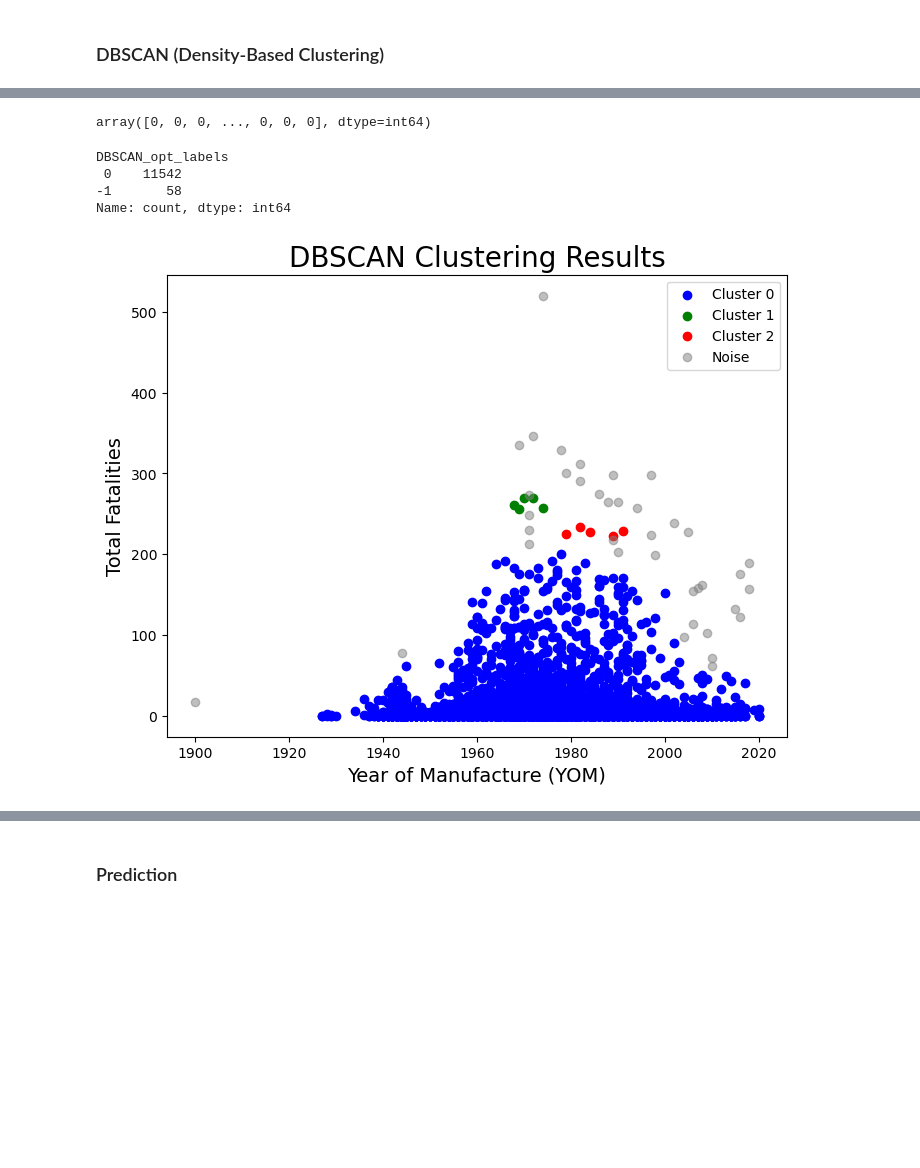
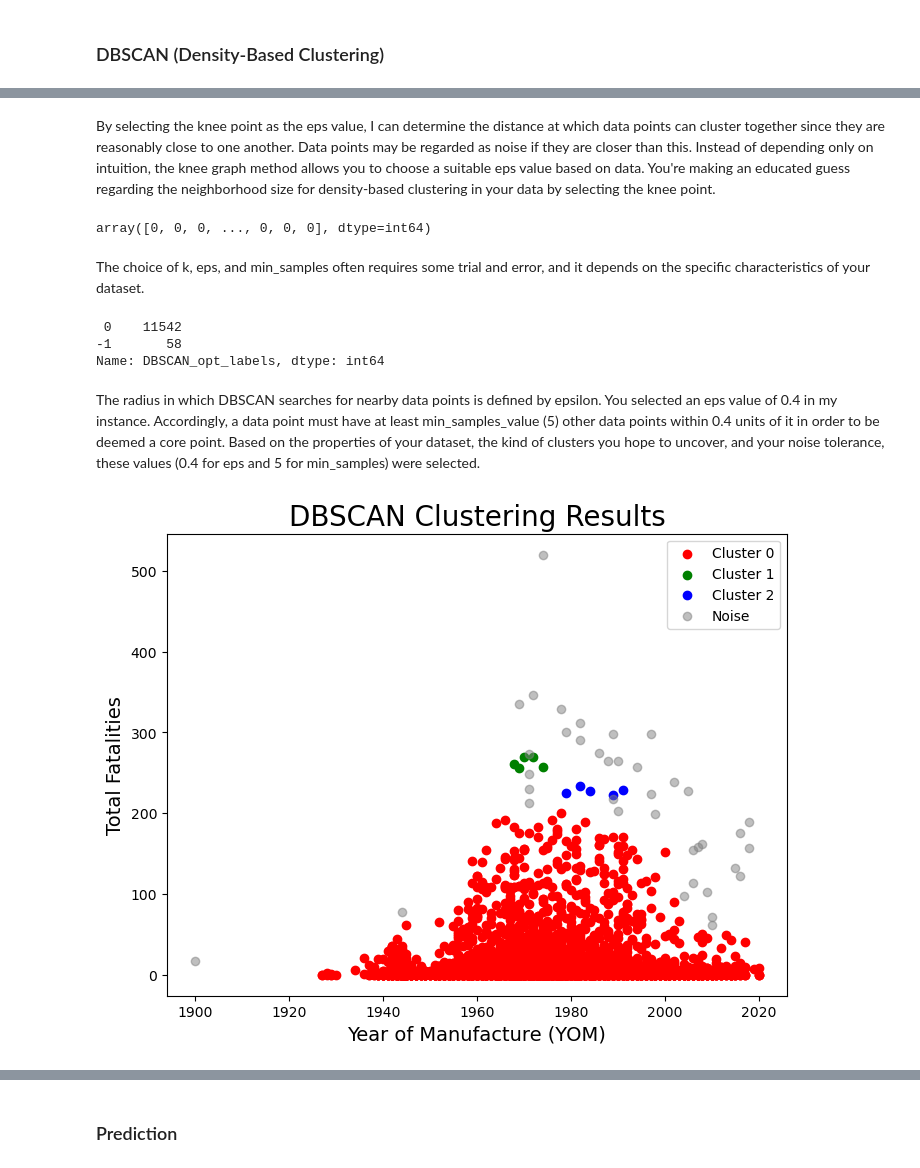
Before and after one commit to heitorgaf/Machine-Learning-for-Business, a Jupyter notebook: MLBus_HDipData_CA1.ipynb, the cells around one changed output, grey strips where cells are left out. Drawn from its saved outputs; the diff is of its cells as text; code cells hidden in the pictures; blank space fills up the shorter version.

```diff
--- a/MLBus_HDipData_CA1.ipynb
+++ b/MLBus_HDipData_CA1.ipynb
@@ -1572,6 +1292,6 @@ plt.show()
 # %%
 # Based on the elbow graph, select the optimal number of clusters
-optimal_clusters = 3  # Adjust based on the elbow graph
+optimal_clusters = 4  # Adjust based on the elbow graph
 kmeans = KMeans(n_clusters=optimal_clusters, init='k-means++', max_iter=300, n_init=10, random_state=0)
 kmeans.fit(scaled_features)
 
@@ -1579,7 +1299,7 @@ kmeans.fit(scaled_features)
 labels = kmeans.labels_
 
 # Define colors for each cluster
-cluster_colors = ['red', 'green', 'blue']
+cluster_colors = ['red', 'green', 'blue', 'yellow']
 
 # Add the cluster labels to the original dataset
 cluster_df['KMeans_labels'] = kmeans.labels_
@@ -1644,7 +1375,6 @@ plt.show()
 # %% [markdown]
 ### DBSCAN (Density-Based Clustering)
 # %%
-
 # Create a DBSCAN model
 dbscan = DBSCAN(eps=0.5, min_samples=5)
 
@@ -1652,7 +1382,7 @@ dbscan = DBSCAN(eps=0.5, min_samples=5)
 cluster_labels = dbscan.fit_predict(scaled_features)
 
 # Define custom colors for clusters
-colors = ['red', 'green']  # You can add more colors as needed
+colors = ['red', 'green', 'blue']
 
 # Create a colormap for cluster labels
 cmap = plt.cm.get_cmap('rainbow', len(set(cluster_labels)))
@@ -1668,7 +1398,7 @@ for label in unique_labels:
     if label == -1:
         plt.scatter(cluster_df['YOM'][cluster_labels == label], cluster_df['Total fatalities'][cluster_labels == label], label='Noise', alpha=0.7, color='gray')
     else:
-        cluster_color = colors[label % len(colors)]  # Use a custom color
+        cluster_color = colors[label % len(colors)]
         plt.scatter(cluster_df['YOM'][cluster_labels == label], cluster_df['Total fatalities'][cluster_labels == label], label=f'Cluster {label}', color=cluster_color, alpha=0.7)
 
 plt.title('DBSCAN Clustering Results')
@@ -1681,12 +1413,12 @@ plt.show()
 # %%
 # Create a DBSCAN model
-dbscan = DBSCAN(eps=0.5, min_samples=5)  # Adjust 'eps' and 'min_samples' as needed
+dbscan = DBSCAN(eps=0.5, min_samples=5)
 
 # Fit the DBSCAN model and obtain cluster labels
 cluster_labels = dbscan.fit_predict(scaled_features)
 
 # Create a NearestNeighbors model
-n_neighbors = 2  # Set the number of nearest neighbors you want to consider
+n_neighbors = 5
 nn_model = NearestNeighbors(n_neighbors=n_neighbors)
 nn_model.fit(scaled_features)
 
@@ -1711,6 +1445,6 @@ print(distances, indices)
 # %%
 # Compute the distances to the k-nearest neighbors
-nn_model = NearestNeighbors(n_neighbors=4)  # Set the desired number of neighbors (adjust as needed)
+nn_model = NearestNeighbors(n_neighbors=5)
 nn_model.fit(scaled_features)
 distances, indices = nn_model.kneighbors(scaled_features)
 
@@ -1722,7 +1456,7 @@ plt.figure(figsize=(10, 6))
 plt.plot(list(range(1, len(sorted_distances) + 1)), sorted_distances[:, -1])
 plt.title('K-Distance Graph')
 plt.xlabel('Data Point Index')
-plt.ylabel('Distance to 4th Nearest Neighbor')
+plt.ylabel('Distance to 5th Nearest Neighbor')
 plt.grid()
 plt.show()
 # %% [output]
@@ -1730,2 +1464,4 @@ plt.show()
+# %% [markdown]
+By selecting the knee point as the eps value, I can determine the distance at which data points can cluster together since they are reasonably close to one another. Data points may be regarded as noise if they are closer than this. Instead of depending only on intuition, the knee graph method allows you to choose a suitable eps value based on data. You're making an educated guess regarding the neighborhood size for density-based clustering in your data by selecting the knee point.
 # %%
 # Initialize a DBSCAN object with eps and min_samples parameters
@@ -1737,6 +1473,8 @@ dbscan_opt = DBSCAN(eps=eps_value, min_samples=min_samples_value)
 dbscan_opt.fit_predict(scaled_features)
 # %% [output]
 array([0, 0, 0, ..., 0, 0, 0], dtype=int64)
+# %% [markdown]
+The choice of k, eps, and min_samples often requires some trial and error, and it depends on the specific characteristics of your dataset.
 # %%
 # Add the DBSCAN cluster labels as a new column in your DataFrame
 cluster_df['DBSCAN_opt_labels'] = dbscan_opt.labels_
@@ -1747,31 +1485,32 @@ cluster_counts = cluster_df['DBSCAN_opt_labels'].value_counts()
 # Display the count for each cluster
 print(cluster_counts)
 # %% [output]
-DBSCAN_opt_labels
  0    11542
 -1       58
-Name: count, dtype: int64
+Name: DBSCAN_opt_labels, dtype: int64
+# %% [markdown]
+The radius in which DBSCAN searches for nearby data points is defined by epsilon. You selected an eps value of 0.4 in my instance. Accordingly, a data point must have at least min_samples_value (5) other data points within 0.4 units of it in order to be deemed a core point. Based on the properties of your dataset, the kind of clusters you hope to uncover, and your noise tolerance, these values (0.4 for eps and 5 for min_samples) were selected.
 # %%
 # Add the cluster labels to the original dataset
 cluster_df['DBSCAN_opt_labels'] = cluster_labels
 
-colors = ['blue', 'green', 'red', 'gray']
+colors = ['red', 'green', 'blue', 'gray']
 
 # Visualize the clusters using a scatter plot with custom colors
 plt.figure(figsize=(8, 6))
 unique_labels = set(cluster_labels)
 
 for label in unique_labels:
     if label == -1:
         plt.scatter(cluster_df['YOM'][cluster_labels == label], cluster_df['Total fatalities'][cluster_labels == label], label='Noise', alpha=0.5, color='gray')
     else:
         cluster_color = colors[label % len(colors)]  # Use a custom color
         plt.scatter(cluster_df['YOM'][cluster_labels == label], cluster_df['Total fatalities'][cluster_labels == label], label=f'Cluster {label}', color=cluster_color)
 
 plt.title('DBSCAN Clustering Results', fontsize=20)
 plt.xlabel('Year of Manufacture (YOM)', fontsize=14)
 plt.ylabel('Total Fatalities', fontsize=14)
 plt.legend()
 plt.show()
 # %% [output]
-[figure, old version]
+[figure, new version]
```
Also changed, not shown: parts of 119 cells of this notebook.
